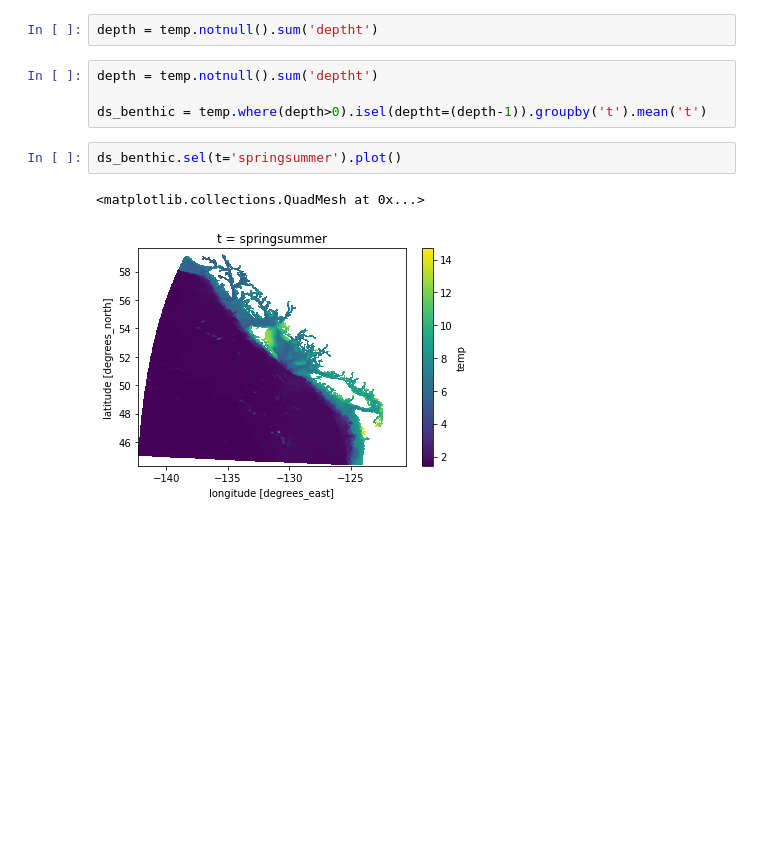
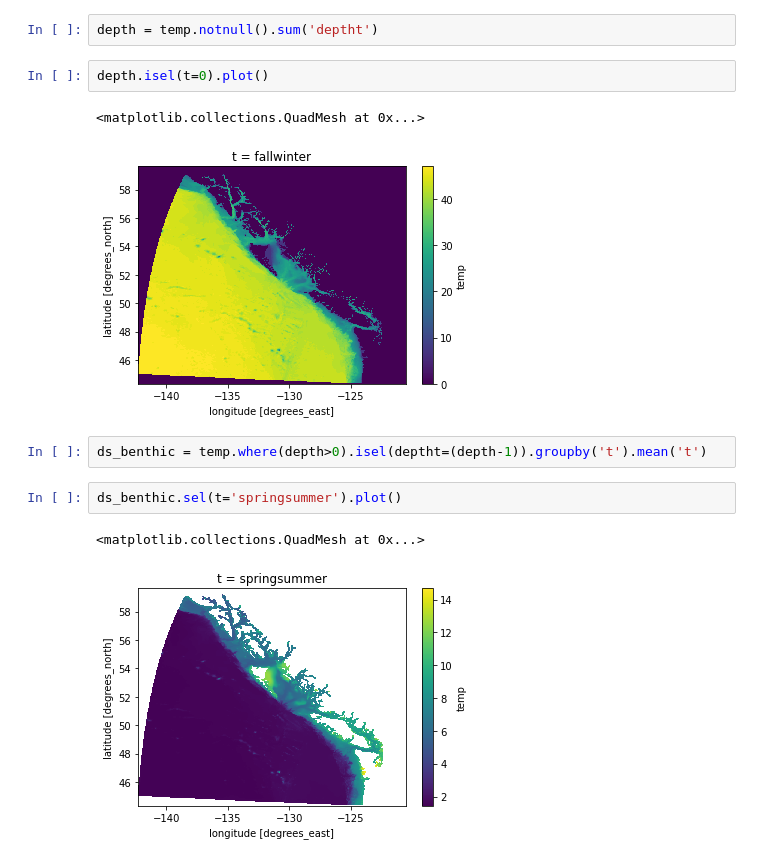
Before and after one commit to Elemental-Earth-Data/Spatial-data-from-NEP36-CanOE-Climate-outputs, a Jupyter notebook: temperature.ipynb, the cells around one changed output. Drawn from its saved outputs; the diff is of its cells as text; blank space fills up the shorter version.

```diff
--- a/temperature.ipynb
+++ b/temperature.ipynb
@@ -39,9 +39,12 @@ Attributes:
     units:          degC
 # %%
 depth = temp.notnull().sum('deptht')
+# %%
+depth.isel(t=0).plot()
+# %% [output]
+<matplotlib.collections.QuadMesh at 0x...>
+[figure, added]
 # %%
-depth = temp.notnull().sum('deptht')
-
 ds_benthic = temp.where(depth>0).isel(deptht=(depth-1)).groupby('t').mean('t')
 # %%
 ds_benthic.sel(t='springsummer').plot()
```
Also changed, not shown: parts of 5 cells of this notebook, 1 other file.
